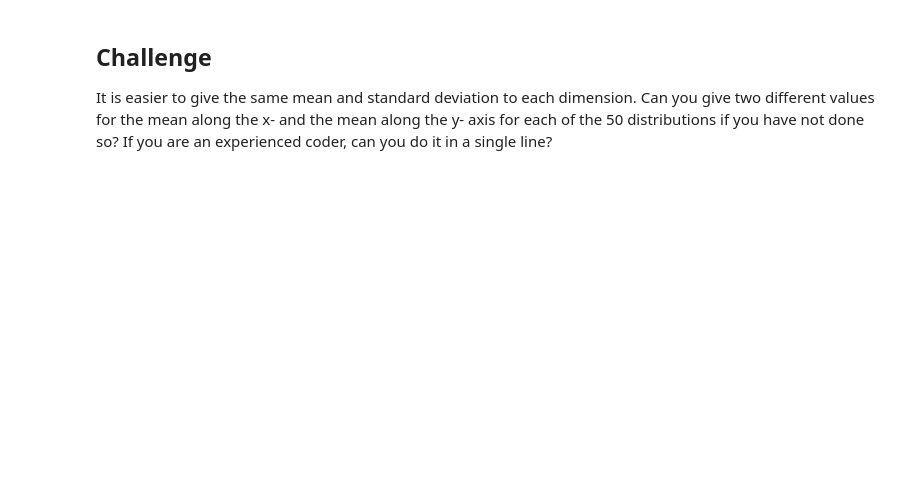
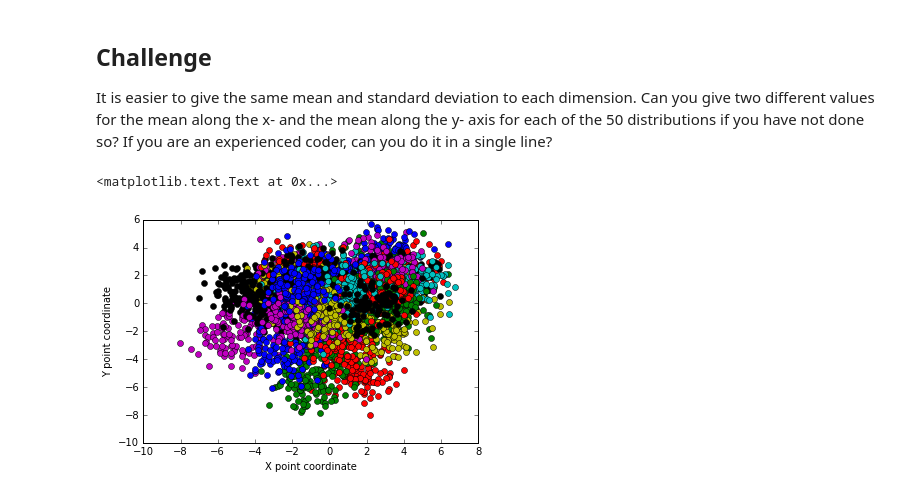
Before and after one commit to alephcero/PUI2016_fdg224, a Jupyter notebook: HW1_fdg224/HW1_3_fdg224.ipynb, the cells around one changed output. Drawn from its saved outputs; the diff is of its cells as text; code cells hidden in the pictures; blank space fills up the shorter version.

Commit message:
assigment 3 with challenge. Yet te resolve oneliner

```diff
--- a/HW1_fdg224/HW1_3_fdg224.ipynb
+++ b/HW1_fdg224/HW1_3_fdg224.ipynb
@@ -104,0 +102,16 @@ It is easier to give the same mean and standard deviation to each dimension. Can
+# %%
+ReprRandAllChallenge = np.zeros((50, 2, 100))
+
+for i in range(50):
+    meanXaxis = 2 * np.random.randn()
+    meanYaxis = 2 * np.random.randn()
+    ReprRandAllChallenge[i] = np.array([np.random.randn(100) + meanXaxis,np.random.randn(100) + meanYaxis])
+# %%
+for i in range(50):
+    plt.plot(ReprRandAllChallenge[i][0],ReprRandAllChallenge[i][1],'o')
+
+plt.xlabel('X point coordinate')
+plt.ylabel('Y point coordinate')
+# %% [output]
+<matplotlib.text.Text at 0x...>
+[figure, added]
```
Also changed, not shown: parts of 9 cells of this notebook.
